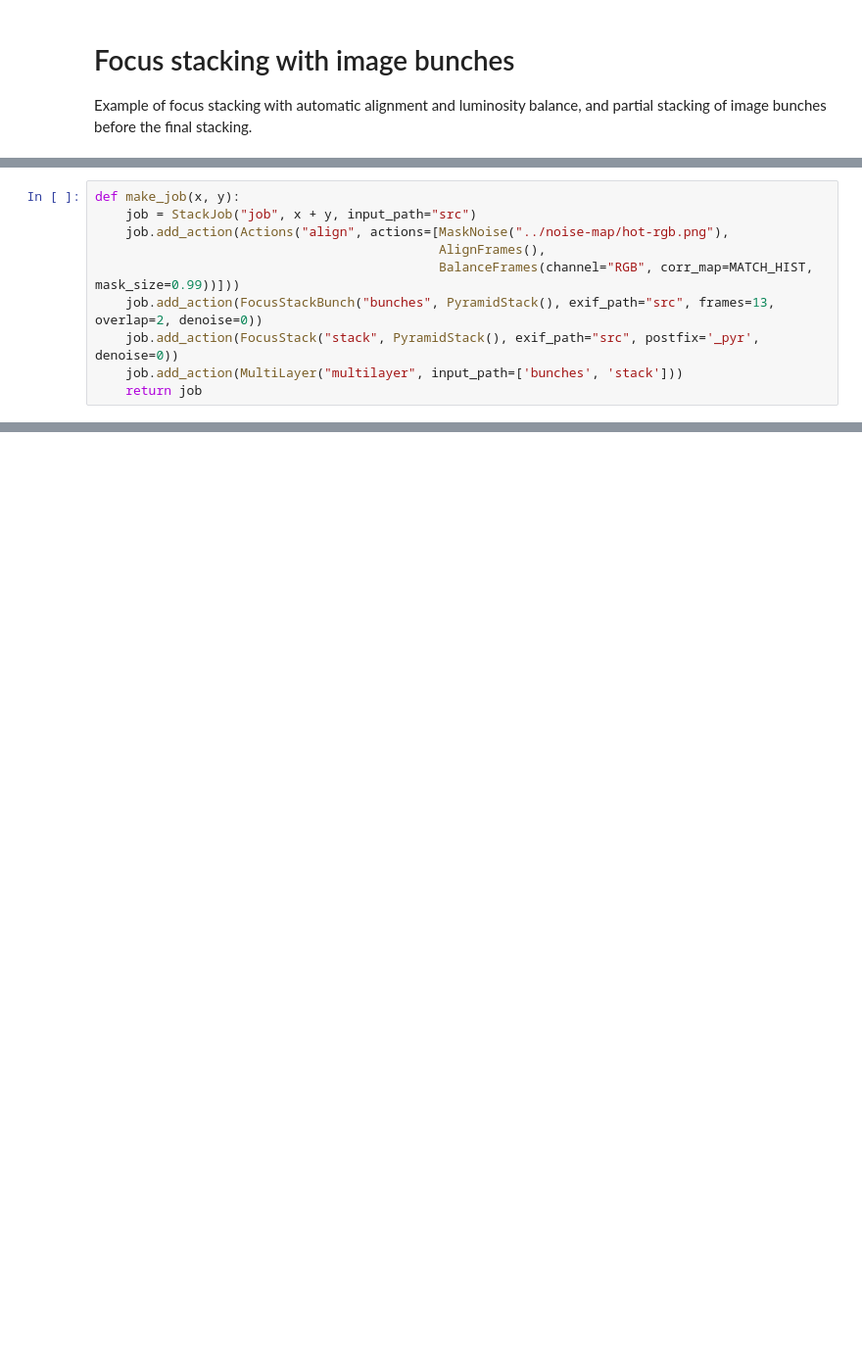
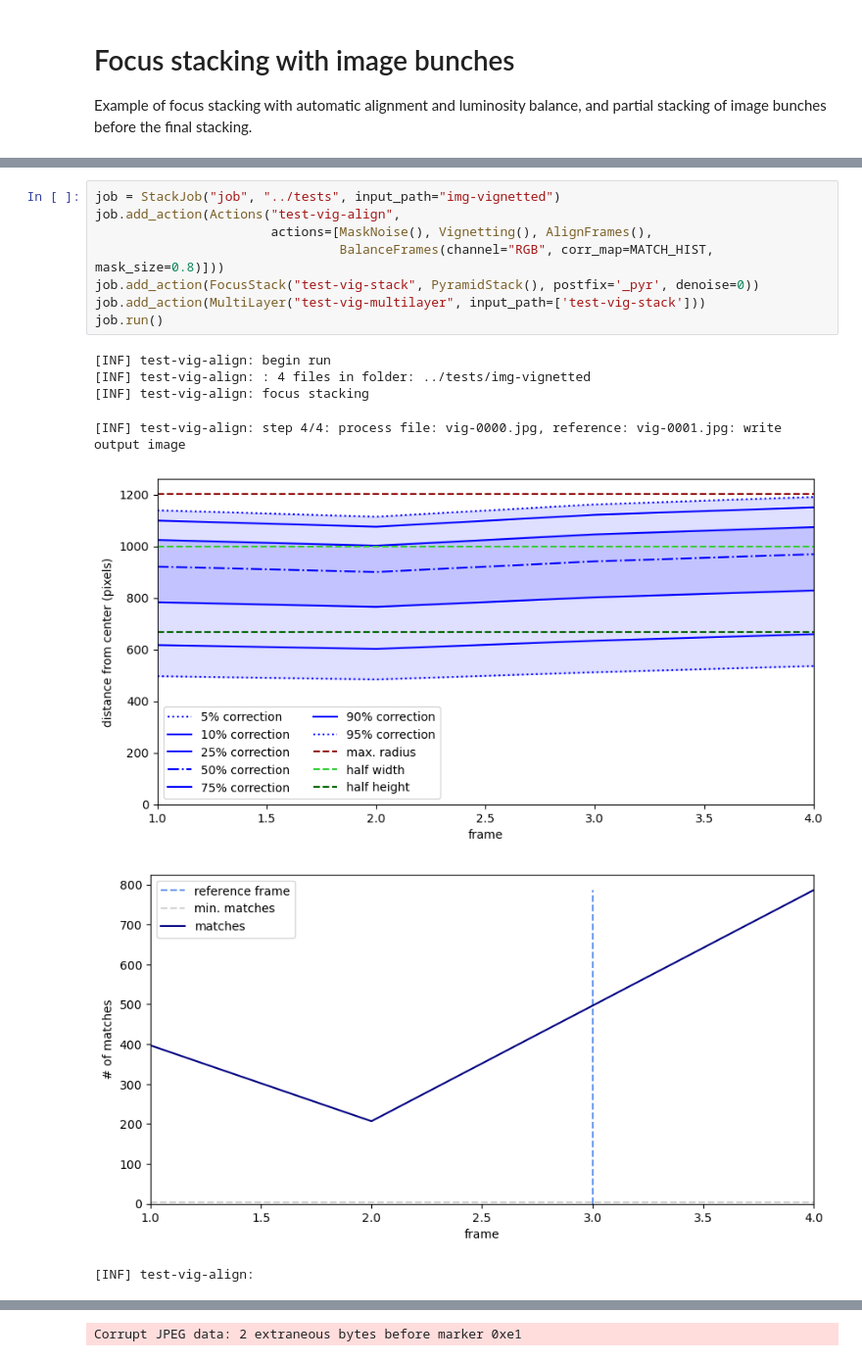
Before and after one commit to lucalista/shinestacker, a Jupyter notebook: examples/focus-stack-1.ipynb, the cells around one changed output, grey strips where cells are left out. Shown: that part at 98% size. Cells and saved outputs as stored; diff of their text form; blank space fills up the shorter version.

```diff
--- a/examples/focus-stack-1.ipynb
+++ b/examples/focus-stack-1.ipynb
@@ -11,10 +21,16 @@ job.run()
 # %%
-def make_job(x, y):
-    job = StackJob("job", x + y, input_path="src")
-    job.add_action(Actions("align", actions=[MaskNoise("../noise-map/hot-rgb.png"),
-                                             AlignFrames(),
-                                             BalanceFrames(channel="RGB", corr_map=MATCH_HIST, mask_size=0.99))]))
-    job.add_action(FocusStackBunch("bunches", PyramidStack(), exif_path="src", frames=13, overlap=2, denoise=0))
-    job.add_action(FocusStack("stack", PyramidStack(), exif_path="src", postfix='_pyr', denoise=0))
-    job.add_action(MultiLayer("multilayer", input_path=['bunches', 'stack']))
-    return job
+job = StackJob("job", "../tests", input_path="img-vignetted")
+job.add_action(Actions("test-vig-align",
+                       actions=[MaskNoise(), Vignetting(), AlignFrames(),
+                                BalanceFrames(channel="RGB", corr_map=MATCH_HIST, mask_size=0.8)]))
+job.add_action(FocusStack("test-vig-stack", PyramidStack(), postfix='_pyr', denoise=0))
+job.add_action(MultiLayer("test-vig-multilayer", input_path=['test-vig-stack']))
+job.run()
+# %% [output]
+[INF] test-vig-align: begin run
+[INF] test-vig-align: : 4 files in folder: ../tests/img-vignetted
+[INF] test-vig-align: focus stacking
+[INF] test-vig-align: step 4/4: process file: vig-0000.jpg, reference: vig-0001.jpg: write output image
+[figure, added]
+[figure, added]
+[INF] test-vig-align:
@@ -20,0 +48 @@ def make_job(x, y):
+Corrupt JPEG data: 2 extraneous bytes before marker 0xe1
```
Also changed, not shown: parts of 4 cells of this notebook.
